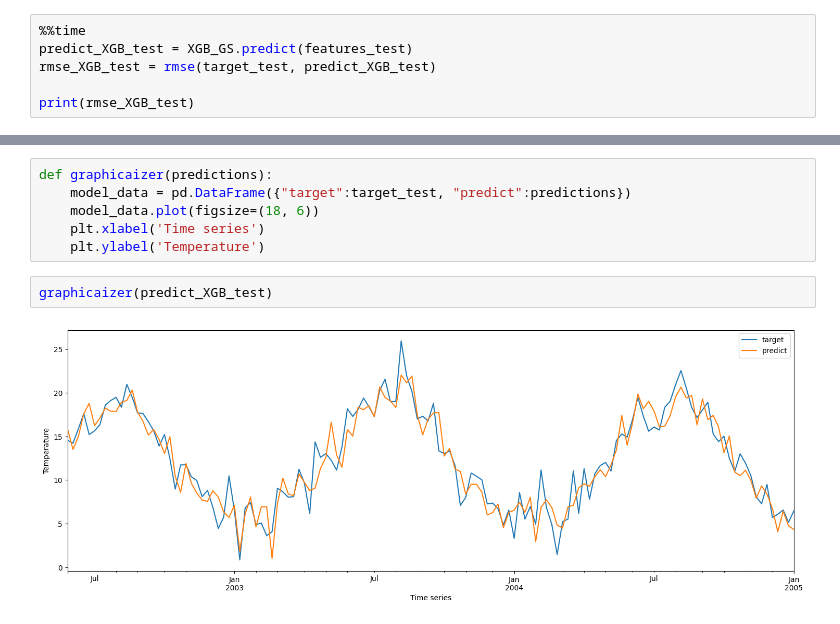
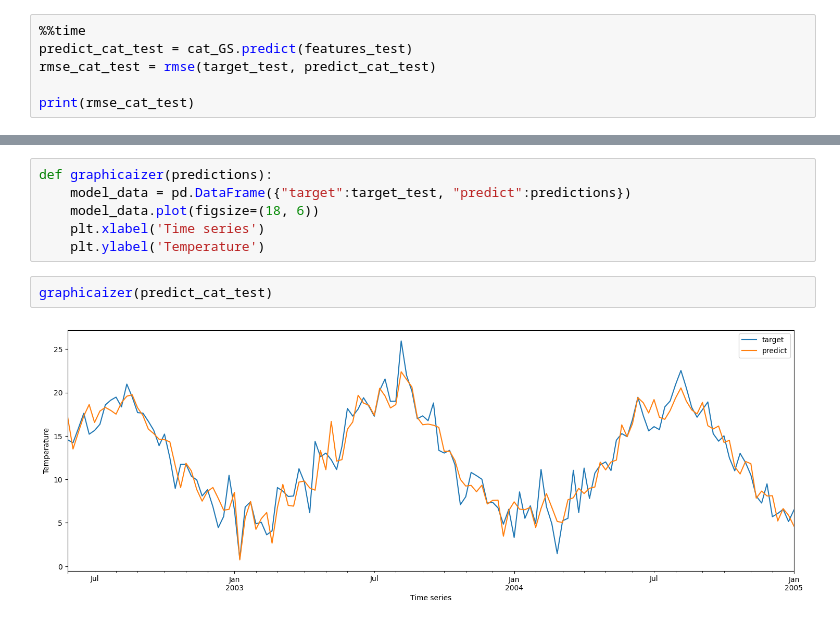
Before and after one commit to Vladoss9/Time-Series-Forecasting, a Jupyter notebook: project1.ipynb, the cells around one changed output, grey strips where cells are left out. Drawn from its saved outputs; the diff is of its cells as text.

```diff
--- a/project1.ipynb
+++ b/project1.ipynb
@@ -403,8 +403,8 @@ def rmse(test, predict):
     return ((mean_squared_error(test, predict)) ** 0.5).round(2)
 # %%
 %%time
-predict_XGB_test = XGB_GS.predict(features_test)
-rmse_XGB_test = rmse(target_test, predict_XGB_test)
+predict_cat_test = cat_GS.predict(features_test)
+rmse_cat_test = rmse(target_test, predict_cat_test)
 
-print(rmse_XGB_test)
+print(rmse_cat_test)
 # %% [output]
@@ -418,6 +418,6 @@ def graphicaizer(predictions):
     plt.xlabel('Time series')
     plt.ylabel('Temperature')
 # %%
-graphicaizer(predict_XGB_test)
+graphicaizer(predict_cat_test)
 # %% [output]
-[figure, old version]
+[figure, new version]
```
Also changed, not shown: parts of 6 cells of this notebook.
